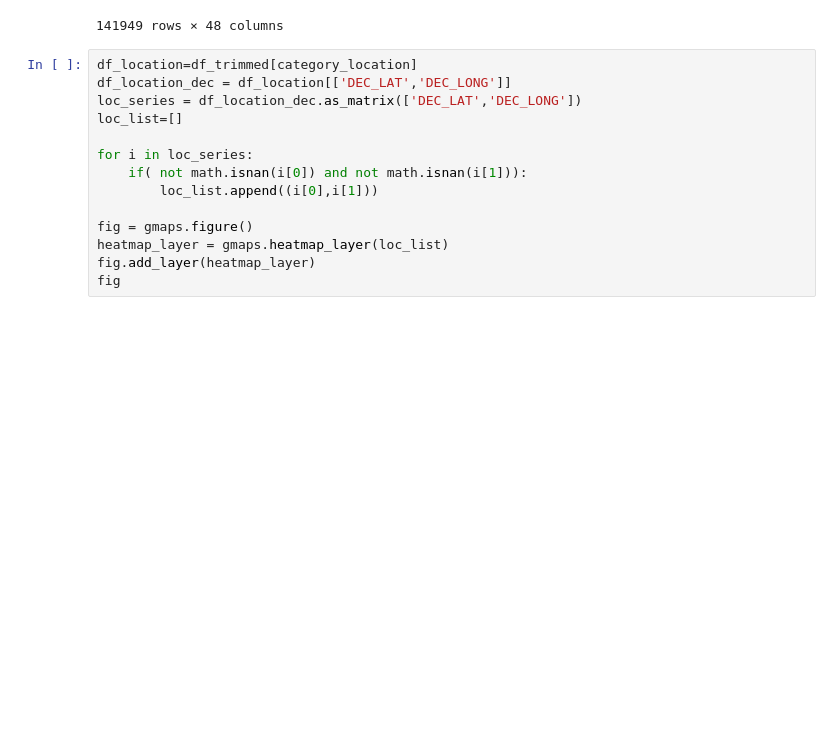
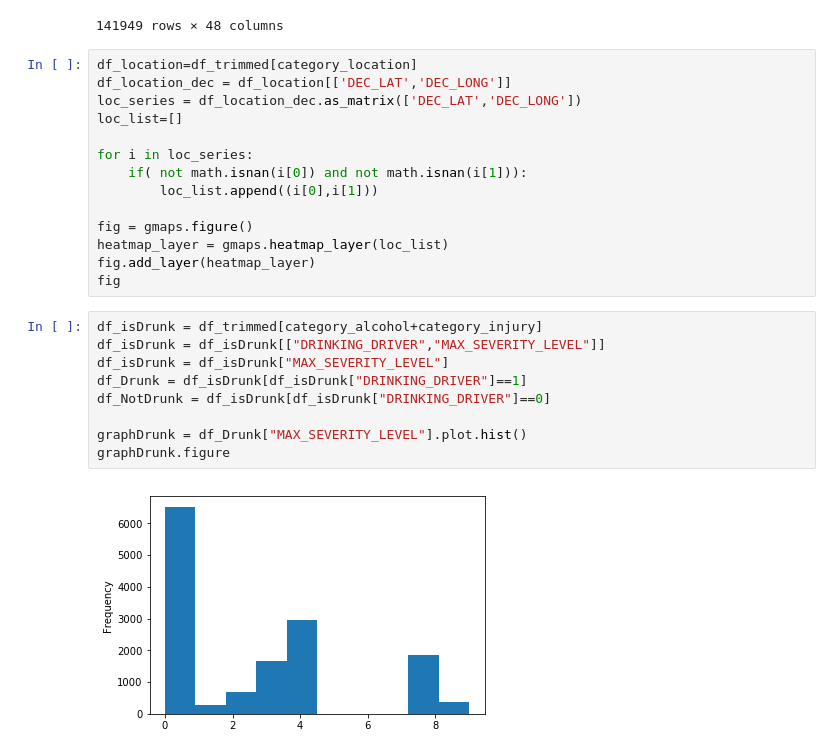
Before and after one commit to andythai/allegheny-crashes, a Jupyter notebook: FinalProject.ipynb, the cells around one changed output. Cells and saved outputs as stored; diff of their text form; blank space fills up the shorter version.

```diff
--- a/FinalProject.ipynb
+++ b/FinalProject.ipynb
@@ -95,3 +101,14 @@ fig = gmaps.figure()
 heatmap_layer = gmaps.heatmap_layer(loc_list)
 fig.add_layer(heatmap_layer)
 fig
+# %%
+df_isDrunk = df_trimmed[category_alcohol+category_injury]
+df_isDrunk = df_isDrunk[["DRINKING_DRIVER","MAX_SEVERITY_LEVEL"]]
+df_isDrunk = df_isDrunk["MAX_SEVERITY_LEVEL"]
+df_Drunk = df_isDrunk[df_isDrunk["DRINKING_DRIVER"]==1]
+df_NotDrunk = df_isDrunk[df_isDrunk["DRINKING_DRIVER"]==0]
+
+graphDrunk = df_Drunk["MAX_SEVERITY_LEVEL"].plot.hist()
+graphDrunk.figure
+# %% [output]
+[figure, added]
```
Also changed, not shown: parts of 5 cells of this notebook.
